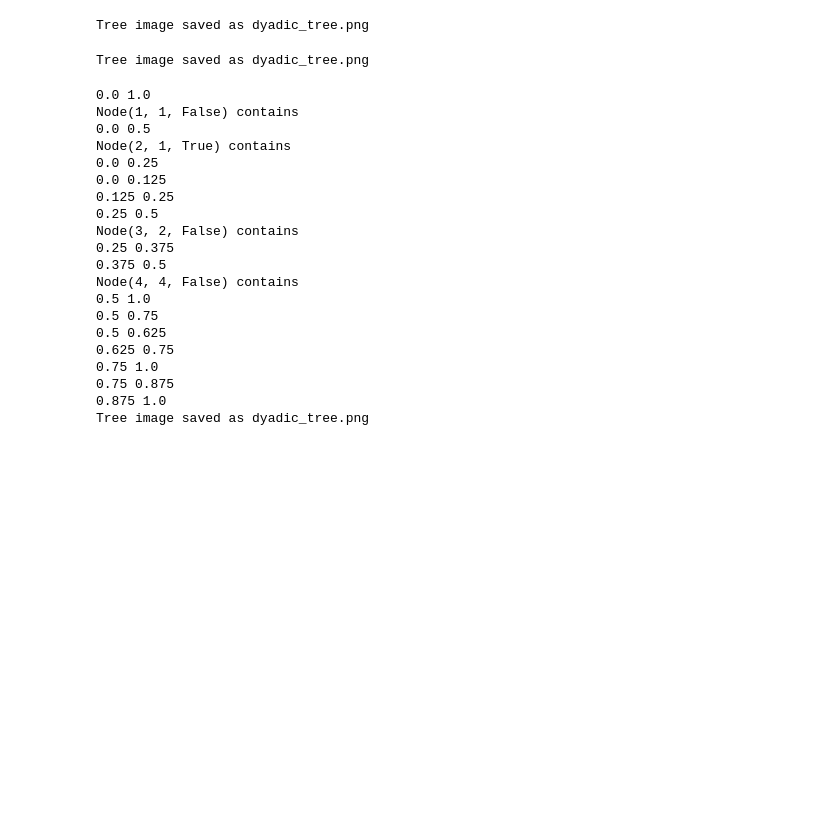
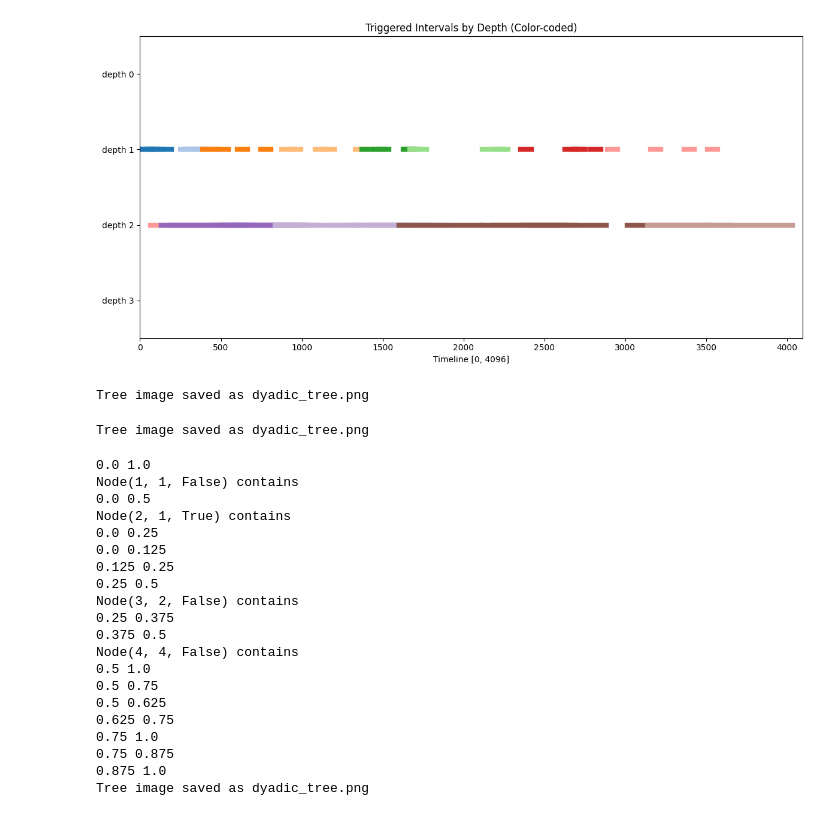
Before and after one commit to nguyenicolas/NS_Lipschitz_Bandits, a Jupyter notebook: main.ipynb, the cells around one changed output. Drawn from its saved outputs; the diff is of its cells as text; code cells hidden in the pictures; blank space fills up the shorter version.

```diff
--- a/main.ipynb
+++ b/main.ipynb
@@ -282,0 +375,34 @@ class MBDE :
+# %%
+def plot_intervals_by_depth(trigger_matrix, m):
+    """
+    Plot triggered intervals on parallel lines, one per depth (column),
+    coloring each interval differently to distinguish them.
+    """
+    n_rows, n_cols = trigger_matrix.shape
+    fig, ax = plt.subplots(figsize=(12, 1.5 * n_cols))
+
+    color_map = cm.get_cmap('tab20', 100)  # Pick a colormap with many distinct colors
+    color_counter = 0
+
+    for d in range(1, n_cols + 1):
+        y = n_cols + 1 - d  # So that depth 0 is on top
+        for s in range(n_rows):
+            if trigger_matrix[s - 1, d - 1] == 1:
+                length = 8 ** d
+                if s + length <= 8 ** m:
+                    color = color_map(color_counter % 200)
+                    ax.plot([s, s + length], [y, y], linewidth=6, color=color)
+                    color_counter += 1
+
+    ax.set_xlim(0, 8 ** m)
+    ax.set_ylim(0.5, n_cols + 0.5)
+    ax.set_yticks(range(1, n_cols + 1))
+    ax.set_yticklabels([f"depth {d}" for d in reversed(range(n_cols))])
+    ax.set_xlabel(f"Timeline [0, {8**m}]")
+    ax.set_title("Triggered Intervals by Depth (Color-coded)")
+    plt.tight_layout()
+    plt.show()
+# %%
+plot_intervals_by_depth(Replays, 4)
+# %% [output]
+[figure, added]
```
Also changed, not shown: parts of 8 cells of this notebook.
